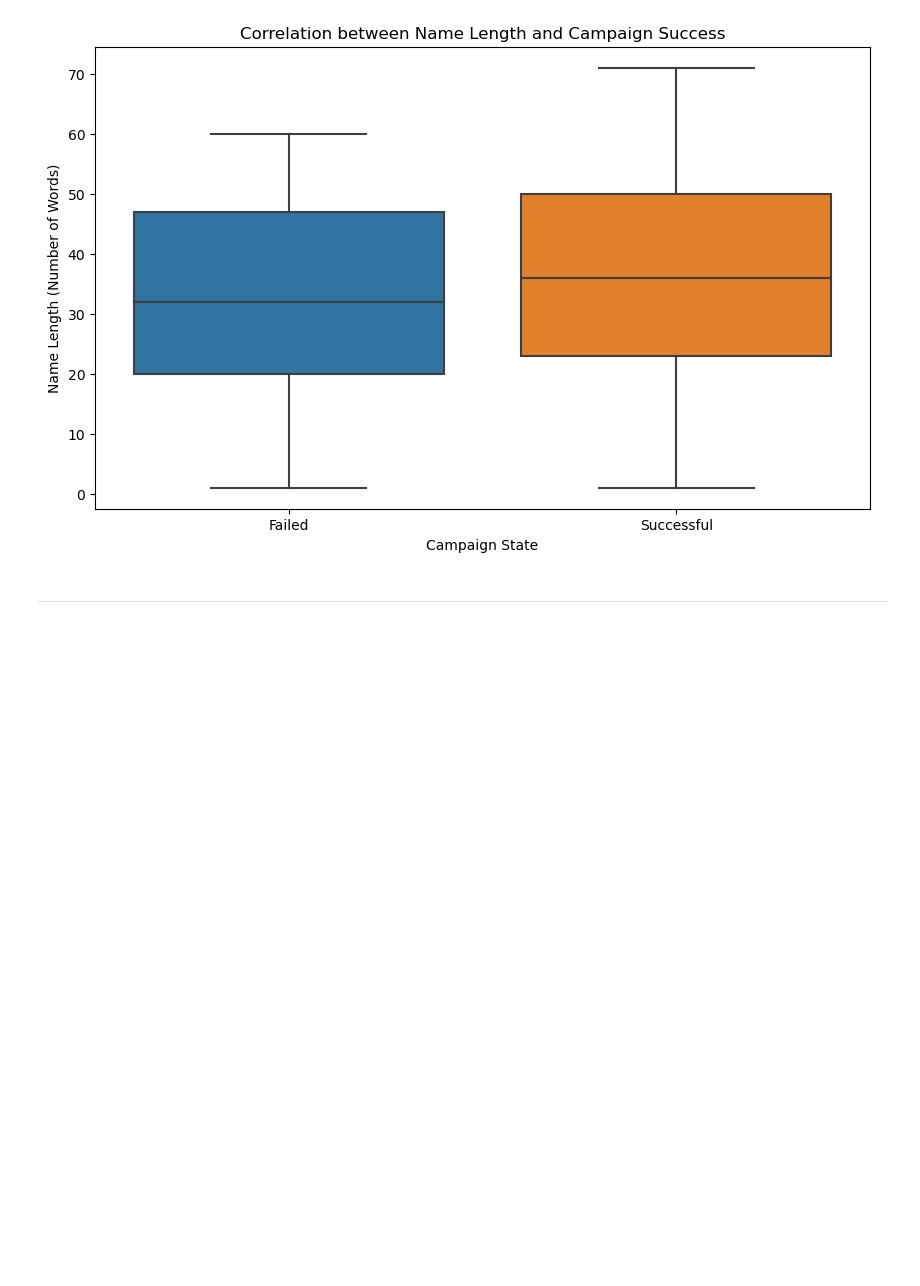
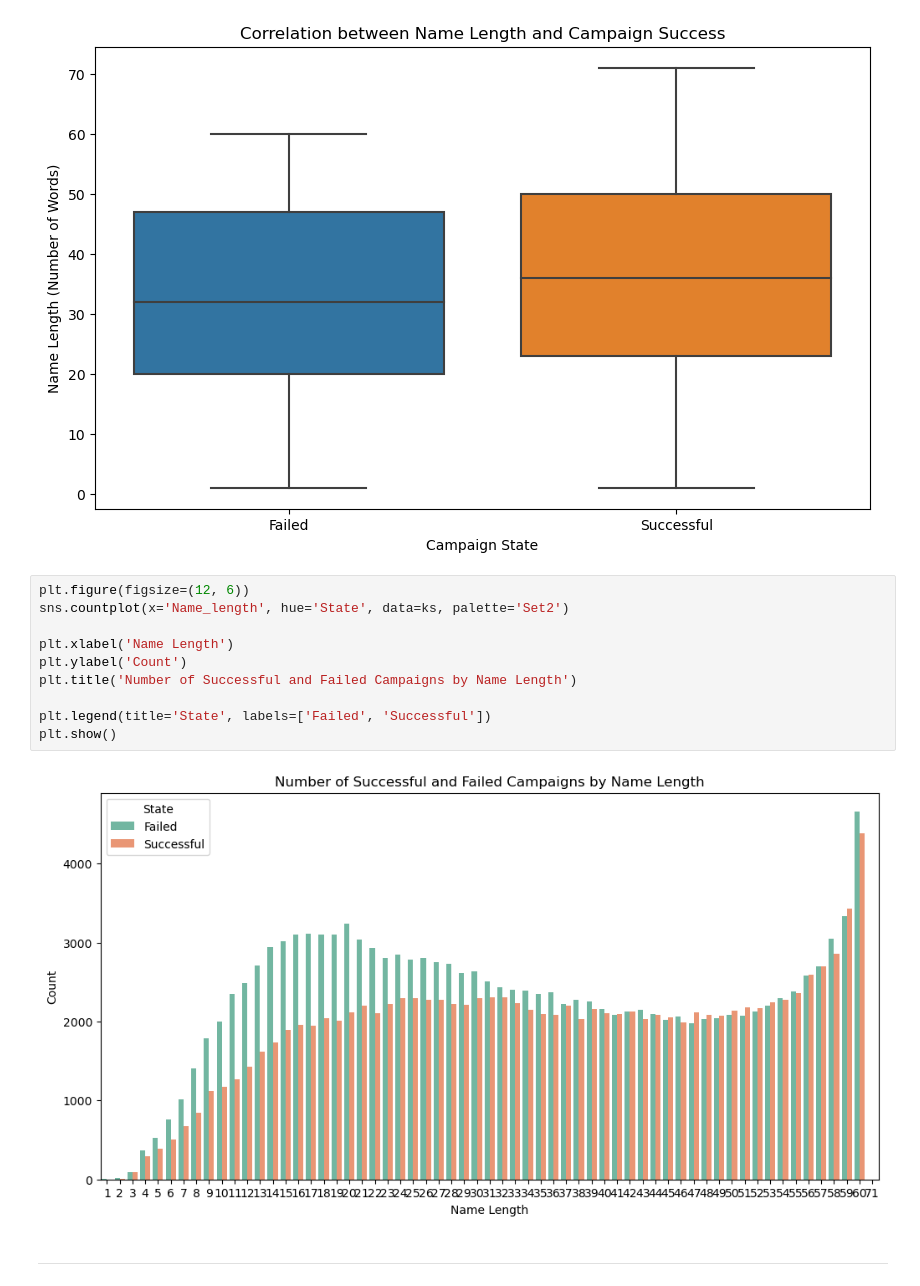
Before and after one commit to KaufmannLukas/ds-kickstarter-project, a Jupyter notebook: EDA.ipynb, the cells around one changed output. Cells and saved outputs as stored; diff of their text form; blank space fills up the shorter version.

```diff
--- a/EDA.ipynb
+++ b/EDA.ipynb
@@ -252,6 +256,18 @@ plt.title('Correlation between Name Length and Campaign Success')
 plt.show()
 # %% [output]
 [figure]
+# %%
+plt.figure(figsize=(12, 6))
+sns.countplot(x='Name_length', hue='State', data=ks, palette='Set2')
+
+plt.xlabel('Name Length')
+plt.ylabel('Count')
+plt.title('Number of Successful and Failed Campaigns by Name Length')
+
+plt.legend(title='State', labels=['Failed', 'Successful'])
+plt.show()
+# %% [output]
+[figure, added]
 # %% [markdown]
 ---
 # %% [markdown]
```
Also changed, not shown: parts of 3 cells of this notebook, 1 other file.
